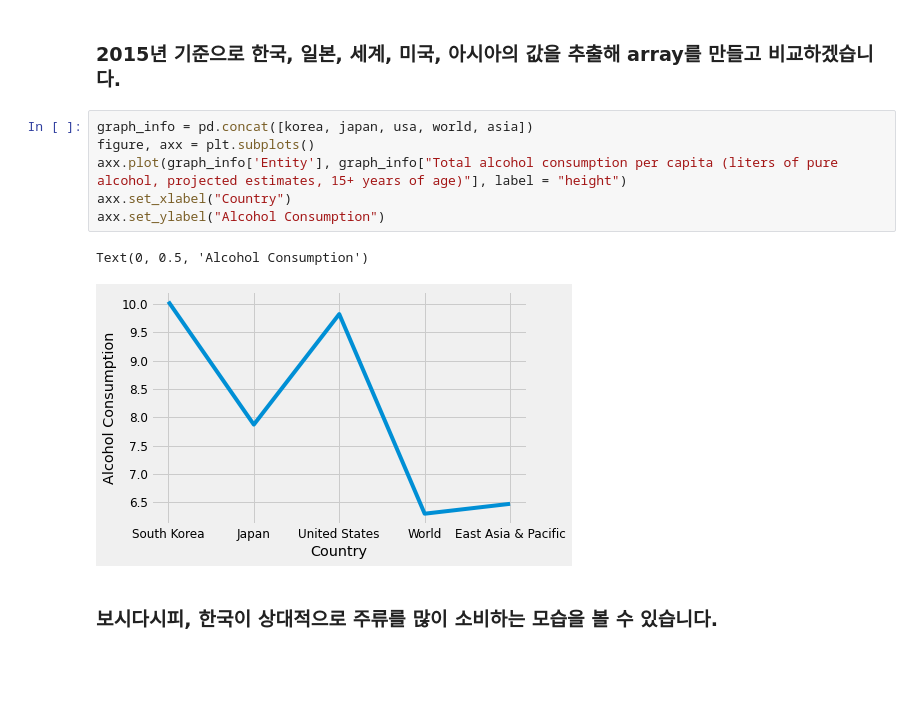
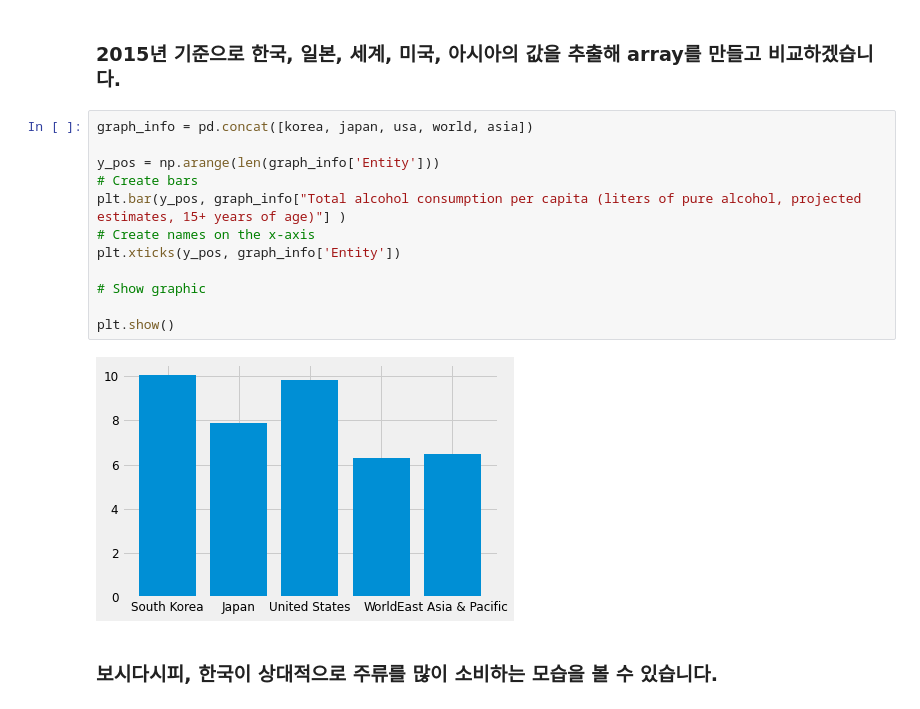
Before and after one commit to hosahn/Elice-Projects-Two, a Jupyter notebook: data_analysis/Untitled.ipynb, the cells around one changed output. Drawn from its saved outputs; the diff is of its cells as text; blank space fills up the shorter version.

```diff
--- a/data_analysis/Untitled.ipynb
+++ b/data_analysis/Untitled.ipynb
@@ -169,13 +168,18 @@ asia = drink[(drink['Entity'] == "East Asia & Pacific") & (drink['Total alcohol
 ### 2015년 기준으로 한국, 일본, 세계, 미국, 아시아의 값을 추출해 array를 만들고 비교하겠습니다.
 # %%
 graph_info = pd.concat([korea, japan, usa, world, asia])
-figure, axx = plt.subplots()
-axx.plot(graph_info['Entity'], graph_info["Total alcohol consumption per capita (liters of pure alcohol, projected estimates, 15+ years of age)"], label = "height")
-axx.set_xlabel("Country")
-axx.set_ylabel("Alcohol Consumption")
+
+y_pos = np.arange(len(graph_info['Entity']))
+# Create bars
+plt.bar(y_pos, graph_info["Total alcohol consumption per capita (liters of pure alcohol, projected estimates, 15+ years of age)"] )
+# Create names on the x-axis
+plt.xticks(y_pos, graph_info['Entity'])
+
+# Show graphic
+
+plt.show()
 # %% [output]
-Text(0, 0.5, 'Alcohol Consumption')
-[figure, old version]
+[figure, new version]
 # %% [markdown]
 ### 보시다시피, 한국이 상대적으로 주류를 많이 소비하는 모습을 볼 수 있습니다.
 # %% [markdown]
```
Also changed, not shown: parts of 2 cells of this notebook, 2 other files.
